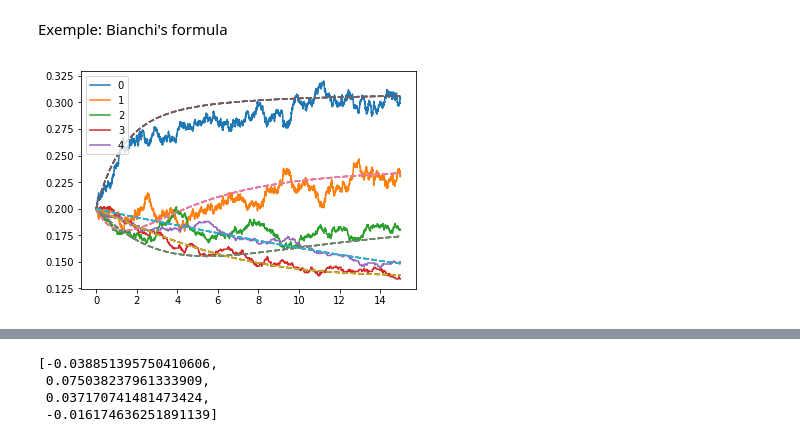
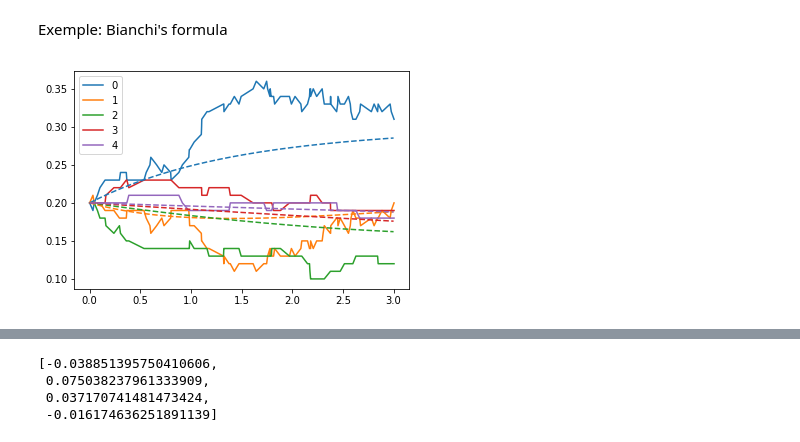
Before and after one commit to manurod/Random-system-simulation-and-calculs, a Jupyter notebook: Exemples.ipynb, the cells around one changed output, grey strips where cells are left out. Cells and saved outputs as stored; diff of their text form; code cells hidden in the pictures.

```diff
--- a/Exemples.ipynb
+++ b/Exemples.ipynb
@@ -101,11 +101,12 @@ for i in range(1,K-1):
 liste_transitions.append(E[0]-E[K-1])
 taux.append(Var_q[K-1]*Var_x[K-1])
 
+liste_taux = [sym.lambdify(Var_x,taux[i]) for i in range(len(taux))]
 def fct_taux(i,X):
-    return sym.lambdify( Var_x,taux[i])(*X)
+    return liste_taux[i](*X)
 # %%
 X=[1/K for i in range(K)]
 
-print_simu(fct_taux,liste_transitions,X,1000,15)
+%time print_simu(fct_taux,liste_transitions,X,N=100,time=3)
 # %% [output]
-[figure, old version]
+[figure, new version]
```
Also changed, not shown: parts of 1 cell of this notebook.
